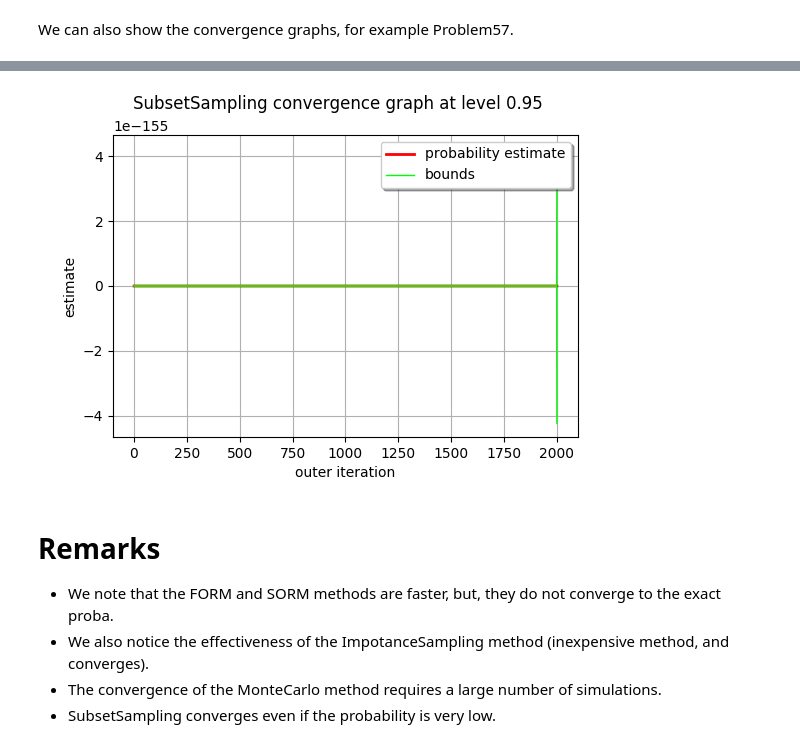
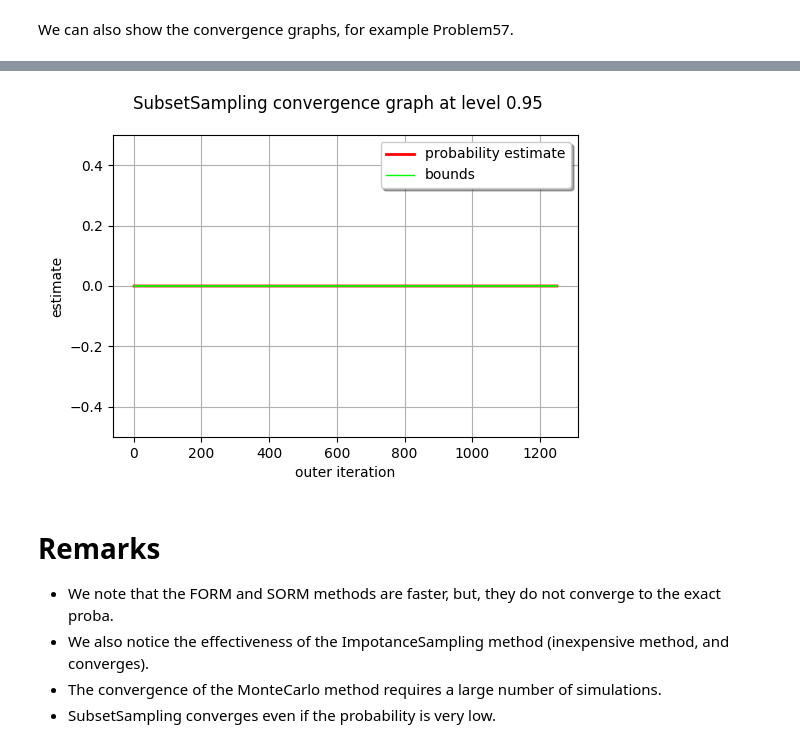
Before and after one commit to openturns/otbenchmark, a Jupyter notebook: examples/reliability_benchmark.ipynb, the cells around one changed output, grey strips where cells are left out. Saved outputs shown, nothing was run; the diff lists cells and outputs as text; code cells hidden in the pictures.

```diff
--- a/examples/reliability_benchmark.ipynb
+++ b/examples/reliability_benchmark.ipynb
@@ -339,9 +338,9 @@ _ = fig.suptitle("MonteCarlo and FORMIS convergence")
 # %%
 problem = otb.ReliabilityProblem60()
-graphe3 = SubsetSampling(problem)[2]
+graphe3 = otb.OTReliabilityAlgorithmBenchmark.SubsetSampling(problem)[4]
 graphe3
 # %% [output]
-[figure, old version]
+[figure, new version]
 # %% [markdown]
 # Remarks
 
```
Also changed, not shown: parts of 9 cells of this notebook, 20 other files.
